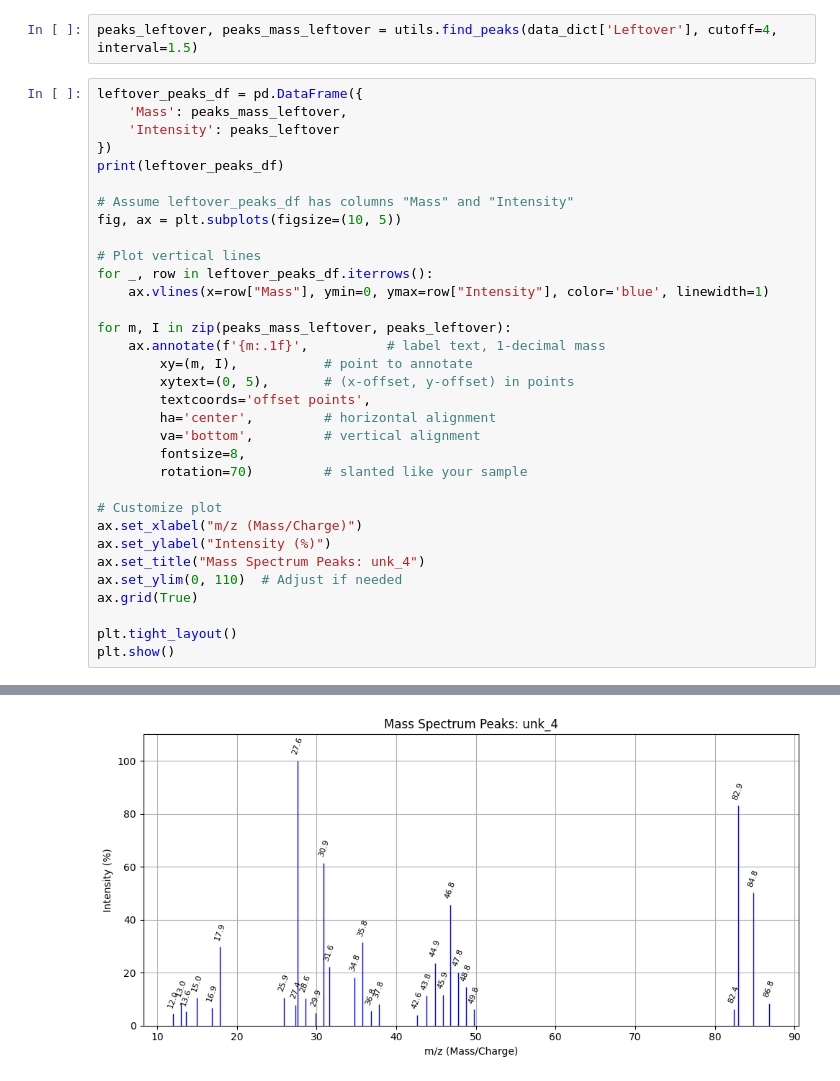
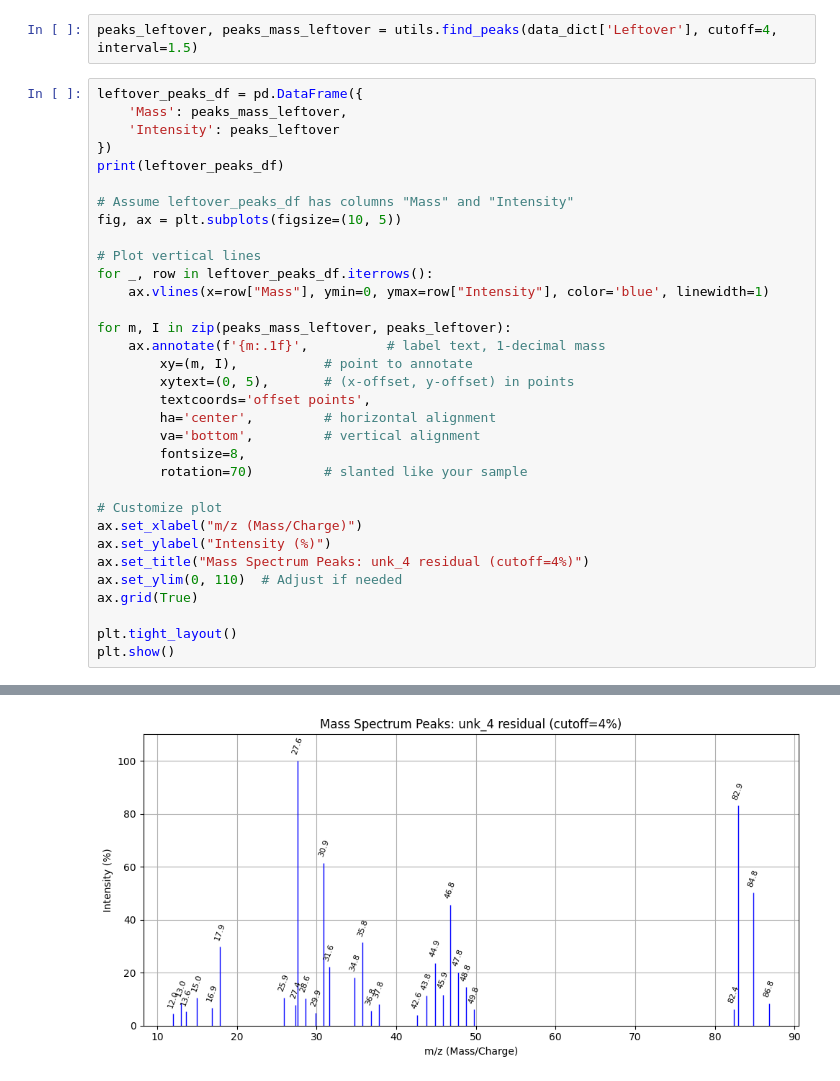
Before and after one commit to kearb-stomp/AdvLabs, a Jupyter notebook: Lab 3/Test.ipynb, the cells around one changed output, grey strips where cells are left out. Cells and saved outputs as stored; diff of their text form.

```diff
--- a/Lab 3/Test.ipynb
+++ b/Lab 3/Test.ipynb
@@ -214,35 +214,35 @@ for m, I in zip(peaks_mass_leftover, peaks_leftover):
         va='bottom',         # vertical alignment
         fontsize=8,
         rotation=70)         # slanted like your sample
 
 # Customize plot
 ax.set_xlabel("m/z (Mass/Charge)")
 ax.set_ylabel("Intensity (%)")
-ax.set_title("Mass Spectrum Peaks: unk_4")
+ax.set_title("Mass Spectrum Peaks: unk_4 residual (cutoff=4%)")
 ax.set_ylim(0, 110)  # Adjust if needed
 ax.grid(True)
 
 plt.tight_layout()
 plt.show()
 # %% [output]
     Mass   Intensity
 0   12.0    4.493121
 1   13.0    8.694997
 2   13.6    5.251094
 3   15.0   10.597874
 4   16.9    6.807380
 5   17.9   29.893684
 6   25.9   10.629143
 7   27.4    7.917448
 8   27.6  100.000000
 9   28.6   10.261413
 10  29.9    4.834271
 ... (14 lines left out)
 25  82.4    6.198071
 26  82.9   83.047498
 27  84.8   50.121951
 28  86.8    8.490816
-[figure, old version]
+[figure, new version]
 # %%
 peaks_leftover_2, peaks_mass_leftover_2 = utils.find_peaks(data_dict['Leftover'], cutoff=10, interval=1.5)
 leftover_peaks_2_df = pd.DataFrame({
```
Also changed, not shown: parts of 1 cell of this notebook, 1 other file.
